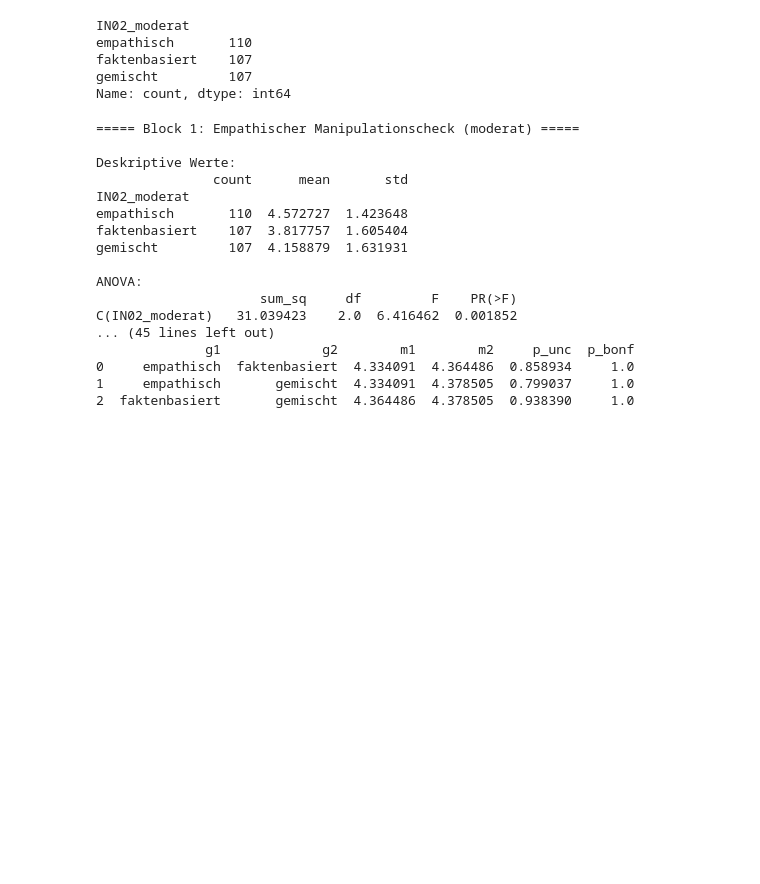
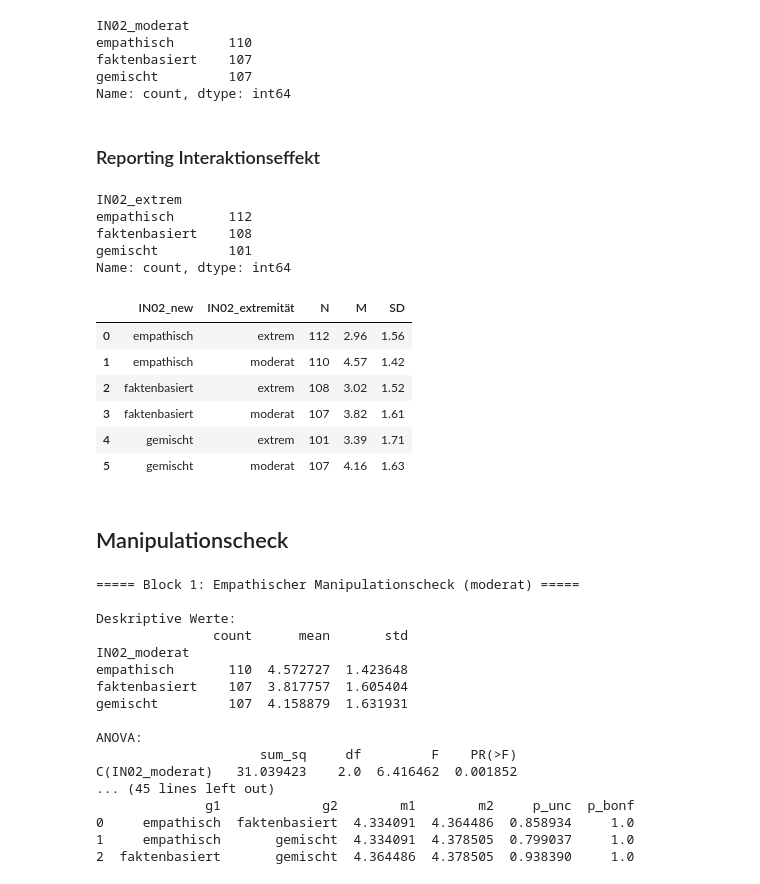
Before and after one commit to lara-polat/KI_Demokratie, a Jupyter notebook: analysis2.ipynb, the cells around one changed output. Drawn from its saved outputs; the diff is of its cells as text; code cells hidden in the pictures; blank space fills up the shorter version.

```diff
--- a/analysis2.ipynb
+++ b/analysis2.ipynb
@@ -2019,3 +2140,15 @@ empathisch       110
 faktenbasiert    107
 gemischt         107
 Name: count, dtype: int64
+# %% [markdown]
+### Reporting Interaktionseffekt
+# %%
+# neue Variable erzeugen
+df_masterprojekt1["IN02_extrem"] = df_masterprojekt1["IN02"].map({
+    4: "faktenbasiert",
+    5: "gemischt",
+    6: "empathisch"
+})
+
+# als Kategorie setzen
+df_masterprojekt1["IN02_extremt"] = df_masterprojekt1["IN02_extrem"].astype("category")
@@ -2022,3 +2157,33 @@ Name: count, dtype: int64
+# %%
+print(df_extr["IN02_extrem"].value_counts())
+# %% [output]
+IN02_extrem
+empathisch       112
+faktenbasiert    108
+gemischt         101
+Name: count, dtype: int64
+# %%
+# Deskriptive Statistik für die moderaten und extremen Fälle
+
+desc_emp_ext = (
+    df_masterprojekt1
+    .groupby(["IN02_new", "IN02_extremität"])["index_check_empathisch"]
+    .agg(N="count", M="mean", SD="std")
+    .round(2)
+    .reset_index()
+)
+
+desc_emp_ext
+# %% [output]
+|  | IN02_new | IN02_extremität | N | M | SD |
+| 0 | empathisch | extrem | 112 | 2.96 | 1.56 |
+| 1 | empathisch | moderat | 110 | 4.57 | 1.42 |
+| 2 | faktenbasiert | extrem | 108 | 3.02 | 1.52 |
+| 3 | faktenbasiert | moderat | 107 | 3.82 | 1.61 |
+| 4 | gemischt | extrem | 101 | 3.39 | 1.71 |
+| 5 | gemischt | moderat | 107 | 4.16 | 1.63 |
+# %% [markdown]
+## Manipulationscheck
 # %%
 import itertools as it
 
```
Also changed, not shown: parts of 24 cells of this notebook.
